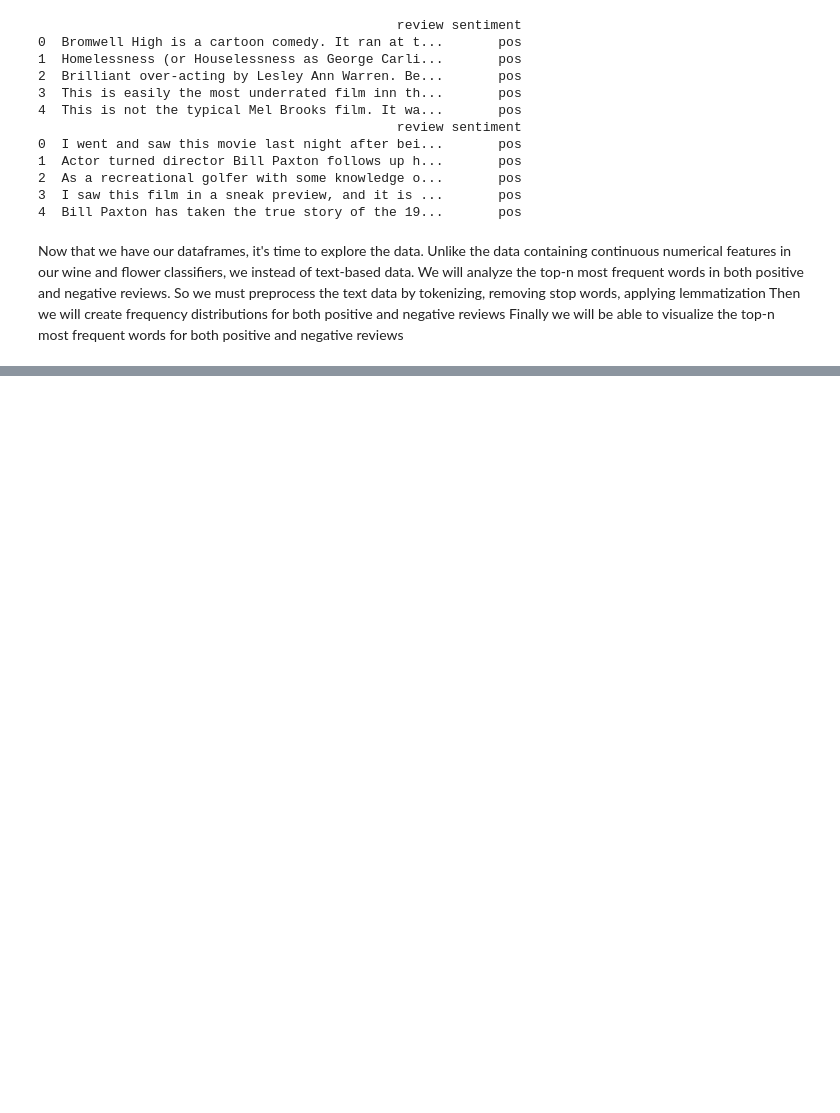
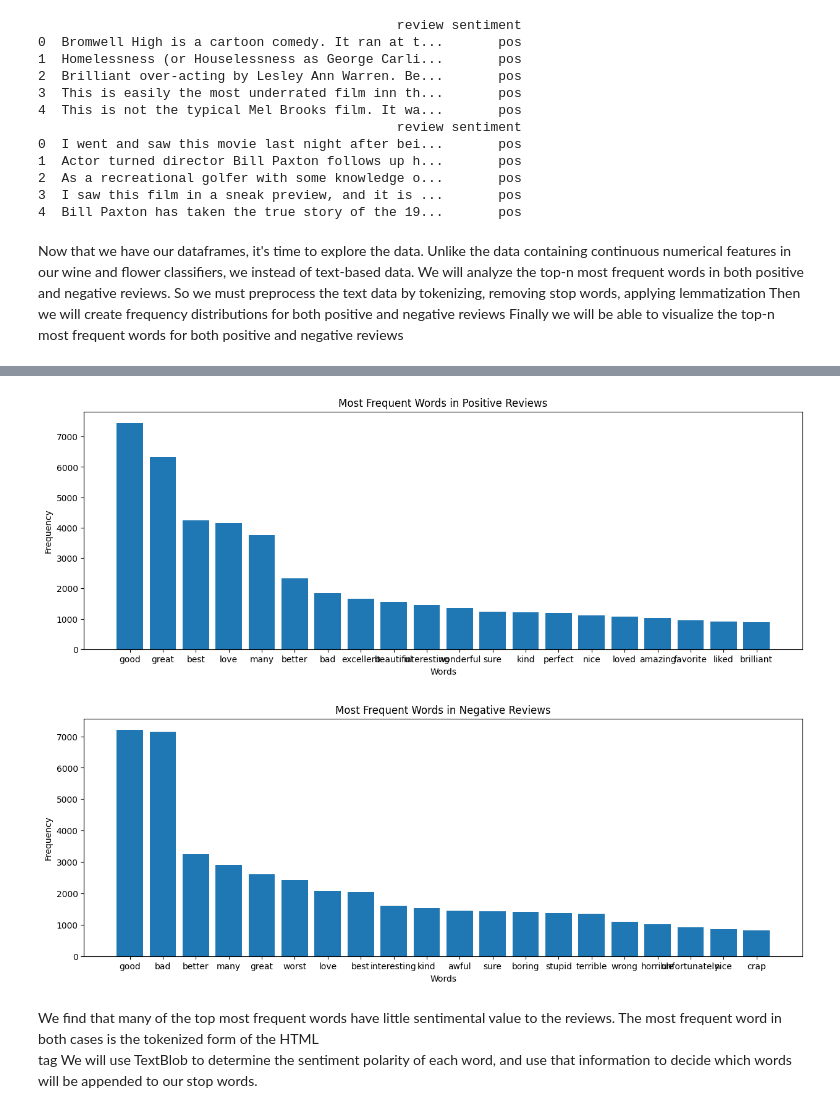
Before and after one commit to Spencer10798/imdb-review-classifier, a Jupyter notebook: reviewClassifier.ipynb, the cells around one changed output, grey strips where cells are left out. Saved outputs shown, nothing was run; the diff lists cells and outputs as text; code cells hidden in the pictures; blank space fills up the shorter version.

Commit message:
plot

```diff
--- a/reviewClassifier.ipynb
+++ b/reviewClassifier.ipynb
@@ -100,8 +100,9 @@ def preprocess_text(text):
     lemmatizer = WordNetLemmatizer()
     lemmatized_words = []
     for word in words:
-        lemmatized_word = lemmatizer.lemmatize(word)
-        lemmatized_words.append(lemmatized_word)
+        if abs(TextBlob(word).sentiment.polarity) > 0.4:
+            lemmatized_word = lemmatizer.lemmatize(word)
+            lemmatized_words.append(lemmatized_word)
     words = lemmatized_words
 
     return words
@@ -126,3 +127,17 @@ negative_word_freq = Counter(negative_words)
 
 #Visualize top-n most frequent words for positive and negative reviews with matplotlib
 def plot_word_freq(word_freq, n, title):
+    top_n_words = word_freq.most_common(n)
+    words, frequencies = zip(*top_n_words)
+    plt.figure(figsize=(15, 5))
+    plt.bar(words, frequencies)
+    plt.xlabel('Words')
+    plt.ylabel('Frequency')
+    plt.title(title)
+    plt.show()
+
+
+n = 20  # amount of top words we want to visualize
+plot_word_freq(positive_word_freq, n, 'Most Frequent Words in Positive Reviews')
+plot_word_freq(negative_word_freq, n, 'Most Frequent Words in Negative Reviews')
+# %% [output]
@@ -128,0 +153,5 @@ def plot_word_freq(word_freq, n, title):
+[figure, added]
+[figure, added]
+# %% [markdown]
+We find that many of the top most frequent words have little sentimental value to the reviews. The most frequent word in both cases is the tokenized form of the HTML <br> tag
+We will use TextBlob to determine the sentiment polarity of each word, and use that information to decide which words will be appended to our stop words.
```
Also changed, not shown: parts of 5 cells of this notebook.
